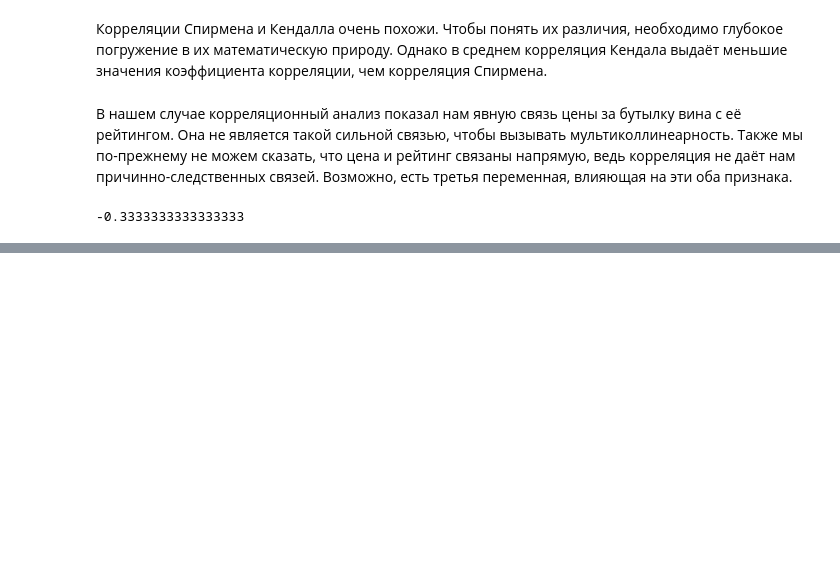
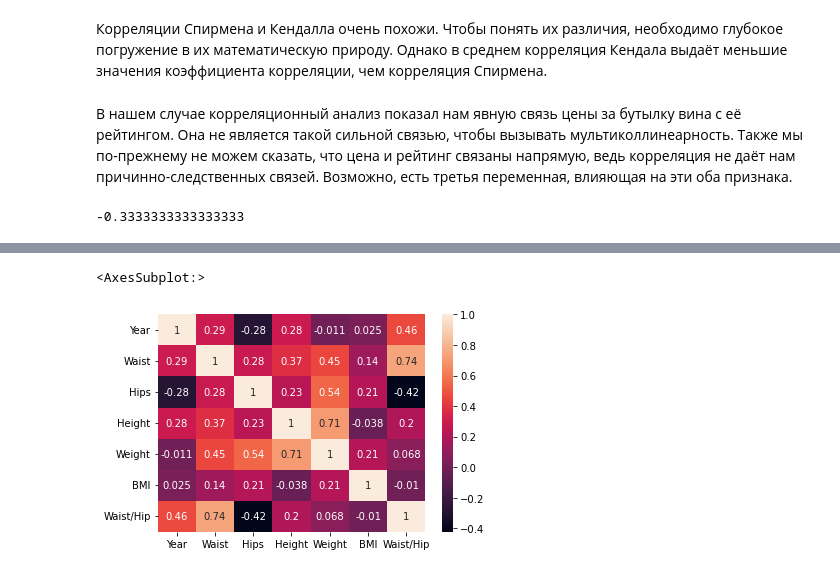
Before and after one commit to Erkobrax/DS_Edu, a Jupyter notebook: BLOCK_3_EDA/MathStat_1.ipynb, the cells around one changed output, grey strips where cells are left out. Saved outputs shown, nothing was run; the diff lists cells and outputs as text; code cells hidden in the pictures; blank space fills up the shorter version.

Commit message:
Upload information about methods of corr

```diff
--- a/BLOCK_3_EDA/MathStat_1.ipynb
+++ b/BLOCK_3_EDA/MathStat_1.ipynb
@@ -52,3 +52,6 @@ y = [+1, +1, +1, -1] # список значений признака y
 matthews_corrcoef(x, y) # рассчитаем коэффициент корреляции Мэтьюса
 # %% [output]
 -0.3333333333333333
+# %%
+df = pd.read_csv('Data/model.csv')
+df.head()
@@ -54,0 +76,5 @@ matthews_corrcoef(x, y) # рассчитаем коэффициент корре
+# %%
+sns.heatmap(df.corr(), annot = True)
+# %% [output]
+<AxesSubplot:>
+[figure, added]
```
Also changed, not shown: parts of 7 cells of this notebook.
